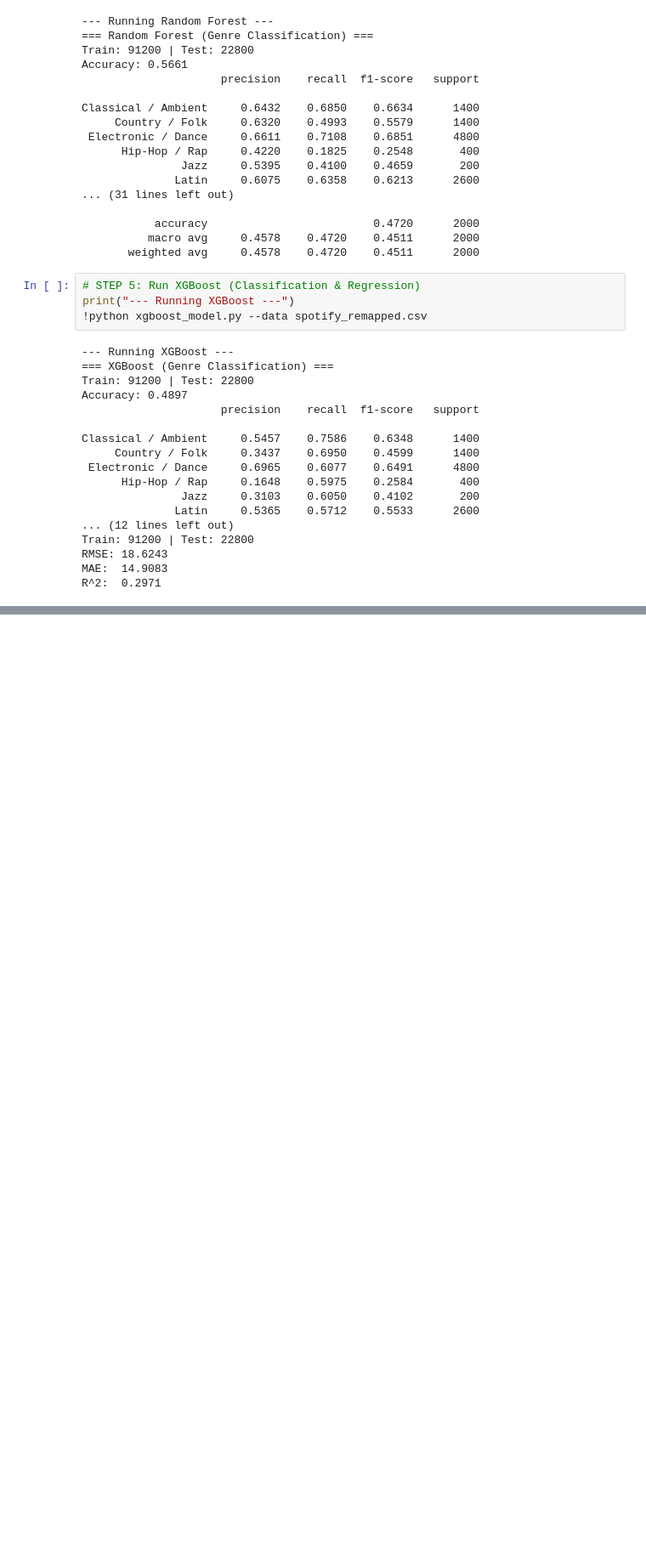
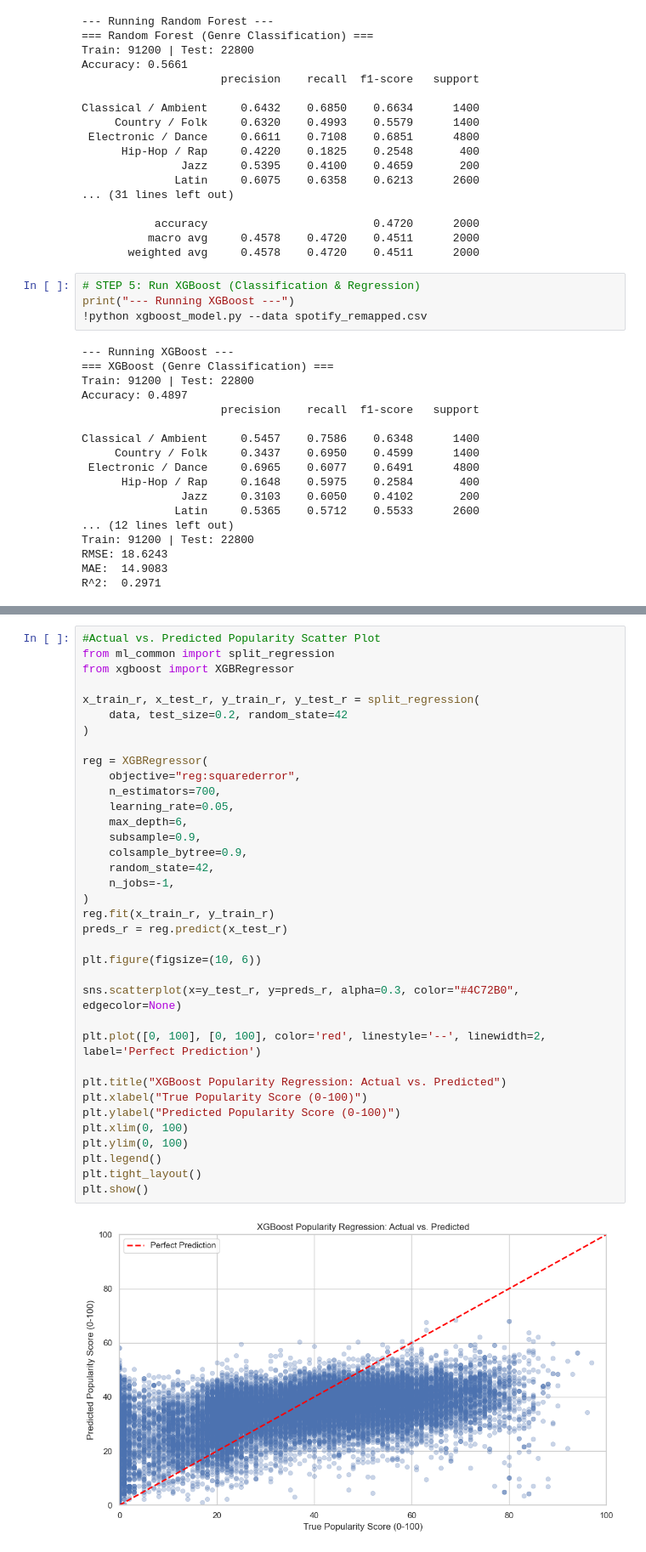
Before and after one commit to markmin3/MSE446-Project, a Jupyter notebook: MSE446_Final_Project.ipynb, the cells around one changed output, grey strips where cells are left out. Shown at 85% size. Drawn from its saved outputs; the diff is of its cells as text; blank space fills up the shorter version.

```diff
--- a/MSE446_Final_Project.ipynb
+++ b/MSE446_Final_Project.ipynb
@@ -172,0 +201,38 @@ Passing `palette` without assigning `hue` is deprecated and will be removed in v
+# %%
+#Actual vs. Predicted Popularity Scatter Plot
+from ml_common import split_regression
+from xgboost import XGBRegressor
+
+x_train_r, x_test_r, y_train_r, y_test_r = split_regression(
+    data, test_size=0.2, random_state=42
+)
+
+reg = XGBRegressor(
+    objective="reg:squarederror",
+    n_estimators=700,
+    learning_rate=0.05,
+    max_depth=6,
+    subsample=0.9,
+    colsample_bytree=0.9,
+    random_state=42,
+    n_jobs=-1,
+)
+reg.fit(x_train_r, y_train_r)
+preds_r = reg.predict(x_test_r)
+
+plt.figure(figsize=(10, 6))
+
+sns.scatterplot(x=y_test_r, y=preds_r, alpha=0.3, color="#4C72B0", edgecolor=None)
+
+plt.plot([0, 100], [0, 100], color='red', linestyle='--', linewidth=2, label='Perfect Prediction')
+
+plt.title("XGBoost Popularity Regression: Actual vs. Predicted")
+plt.xlabel("True Popularity Score (0-100)")
+plt.ylabel("Predicted Popularity Score (0-100)")
+plt.xlim(0, 100)
+plt.ylim(0, 100)
+plt.legend()
+plt.tight_layout()
+plt.show()
+# %% [output]
+[figure, added]
```
Also changed, not shown: parts of 2 cells of this notebook, 1 other file.
